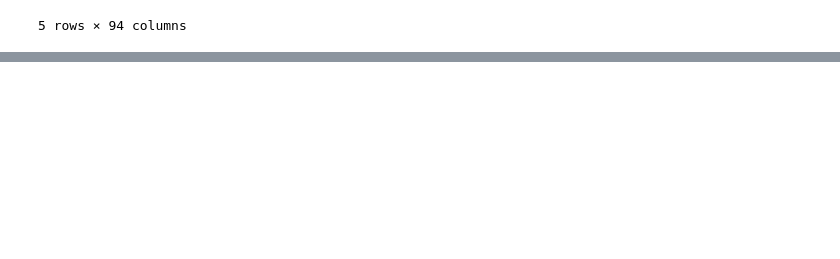
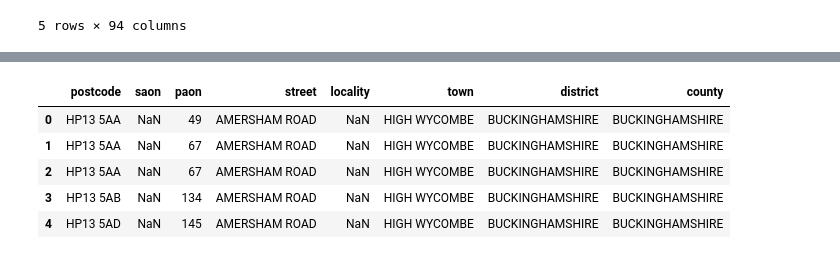
Before and after one commit to NiroshSuthagar/project-housing, a Jupyter notebook: eda.ipynb, the cells around one changed output, grey strips where cells are left out. Cells and saved outputs as stored; diff of their text form; code cells hidden in the pictures; blank space fills up the shorter version.

```diff
--- a/eda.ipynb
+++ b/eda.ipynb
@@ -286,0 +345,3 @@ LR_combined.head()
+# %%
+LR_combined['combined_address'] = LR_combined[['paon','street','postcode']].agg(' '.join, axis=1)
+LR_combined.head()
@@ -286,0 +355,10 @@ LR_combined.head()
+# %%
+LR_address_cols = LR_combined[['postcode', 'saon','paon', 'street','locality', 'town','district','county']]
+LR_address_cols.head()
+# %% [output]
+|  | postcode | saon | paon | street | locality | town | district | county |
+| 0 | HP13 5AA | NaN | 49 | AMERSHAM ROAD | NaN | HIGH WYCOMBE | BUCKINGHAMSHIRE | BUCKINGHAMSHIRE |
+| 1 | HP13 5AA | NaN | 67 | AMERSHAM ROAD | NaN | HIGH WYCOMBE | BUCKINGHAMSHIRE | BUCKINGHAMSHIRE |
+| 2 | HP13 5AA | NaN | 67 | AMERSHAM ROAD | NaN | HIGH WYCOMBE | BUCKINGHAMSHIRE | BUCKINGHAMSHIRE |
+| 3 | HP13 5AB | NaN | 134 | AMERSHAM ROAD | NaN | HIGH WYCOMBE | BUCKINGHAMSHIRE | BUCKINGHAMSHIRE |
+| 4 | HP13 5AD | NaN | 145 | AMERSHAM ROAD | NaN | HIGH WYCOMBE | BUCKINGHAMSHIRE | BUCKINGHAMSHIRE |
```
Also changed, not shown: parts of 33 cells of this notebook, 1 other file.
